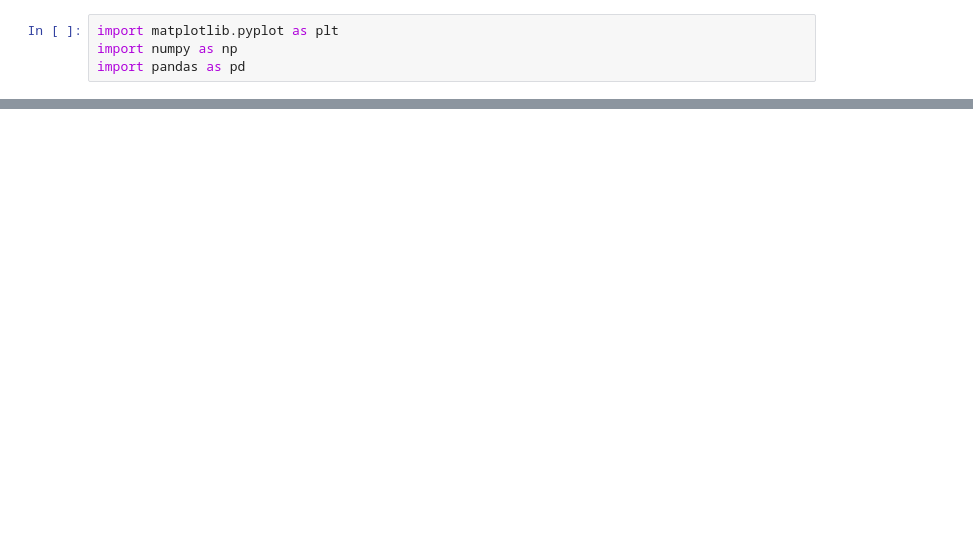
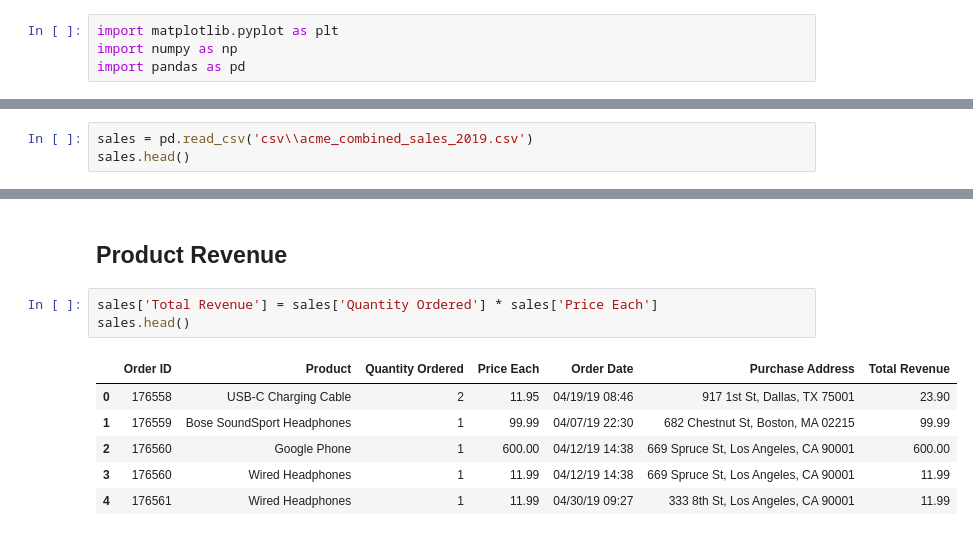
Before and after one commit to jjustinmayo/ACME_sales_analysis_2019, a Jupyter notebook: data_viz.ipynb, the cells around one changed output, grey strips where cells are left out. Saved outputs shown, nothing was run; the diff lists cells and outputs as text; blank space fills up the shorter version.

```diff
--- a/data_viz.ipynb
+++ b/data_viz.ipynb
@@ -19,0 +5,3 @@ plt.show()
+# %%
+sales = pd.read_csv('csv\\acme_combined_sales_2019.csv')
+sales.head()
@@ -19,0 +15,12 @@ plt.show()
+# %% [markdown]
+## Product Revenue
+# %%
+sales['Total Revenue'] = sales['Quantity Ordered'] * sales['Price Each']
+sales.head()
+# %% [output]
+|  | Order ID | Product | Quantity Ordered | Price Each | Order Date | Purchase Address | Total Revenue |
+| 0 | 176558 | USB-C Charging Cable | 2 | 11.95 | 04/19/19 08:46 | 917 1st St, Dallas, TX 75001 | 23.90 |
+| 1 | 176559 | Bose SoundSport Headphones | 1 | 99.99 | 04/07/19 22:30 | 682 Chestnut St, Boston, MA 02215 | 99.99 |
+| 2 | 176560 | Google Phone | 1 | 600.00 | 04/12/19 14:38 | 669 Spruce St, Los Angeles, CA 90001 | 600.00 |
+| 3 | 176560 | Wired Headphones | 1 | 11.99 | 04/12/19 14:38 | 669 Spruce St, Los Angeles, CA 90001 | 11.99 |
+| 4 | 176561 | Wired Headphones | 1 | 11.99 | 04/30/19 09:27 | 333 8th St, Los Angeles, CA 90001 | 11.99 |
```
Also changed, not shown: parts of 6 cells of this notebook.
